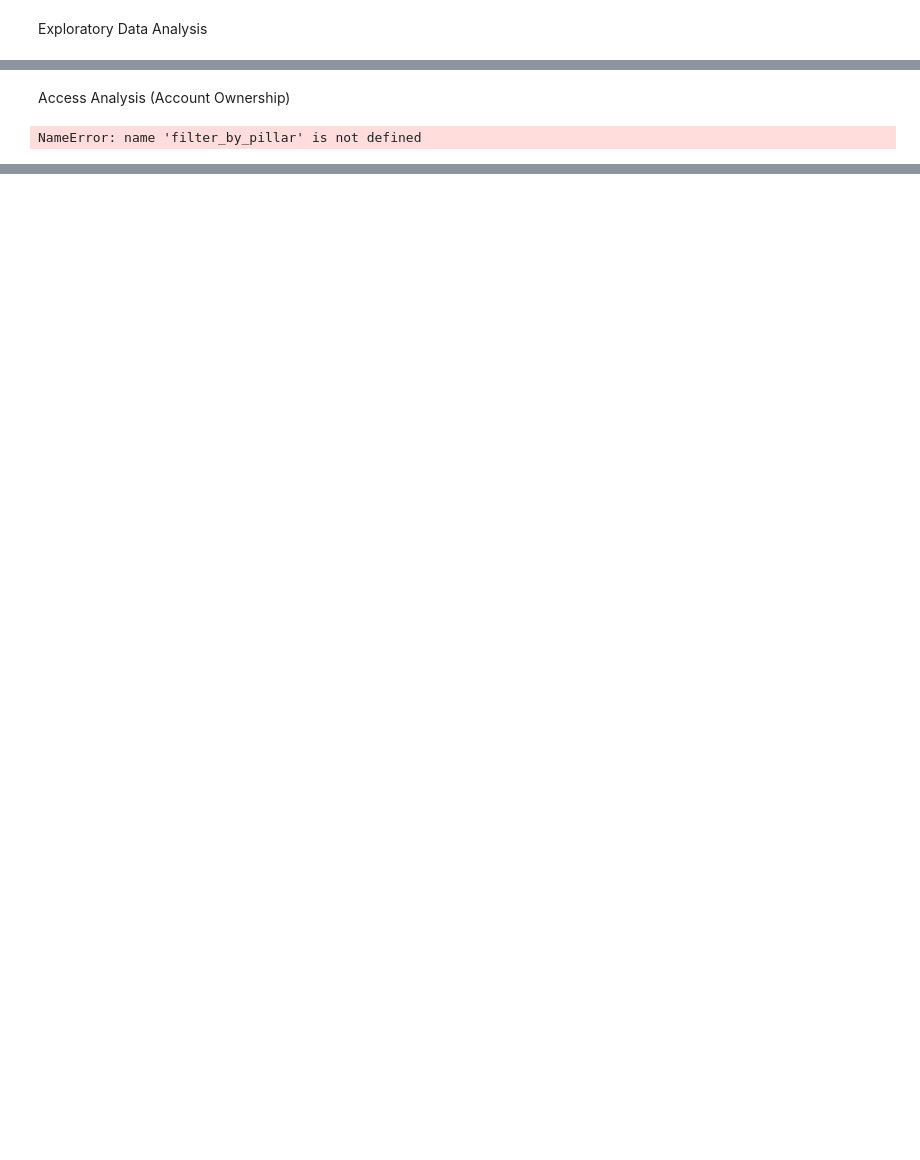
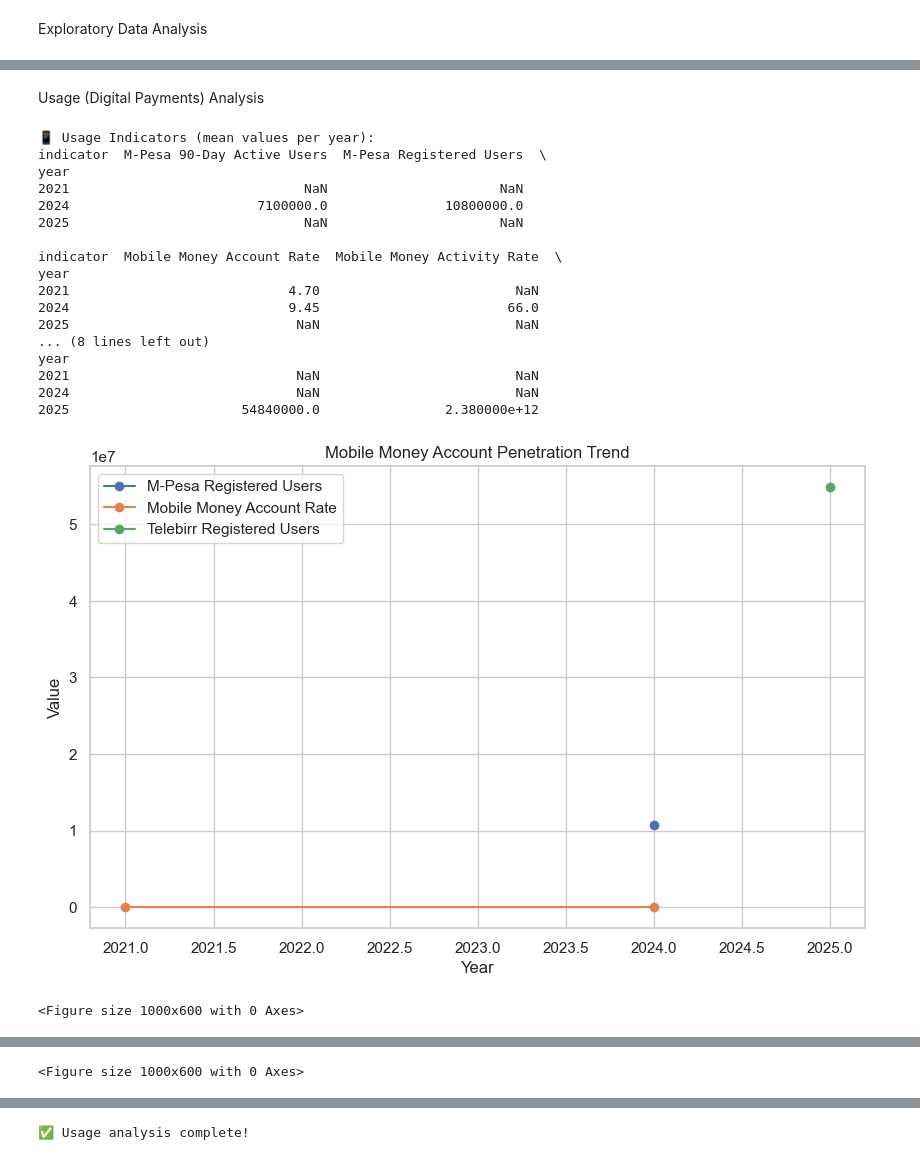
Before and after one commit to amubarke/Forecasting-Financial-Inclusion-in-Ethiopia-week-10, a Jupyter notebook: notebooks/EDA.ipynb, the cells around one changed output, grey strips where cells are left out. Cells and saved outputs as stored; diff of their text form; code cells hidden in the pictures; blank space fills up the shorter version.

```diff
--- a/notebooks/EDA.ipynb
+++ b/notebooks/EDA.ipynb
@@ -62,7 +81,24 @@ temporal_coverage(data)
-# %% [markdown]
-Access Analysis (Account Ownership)
-# %%
-access_df = filter_by_pillar(data, "access")
-access_df = parse_dates(access_df, "observation_date")
-# %% [output]
-NameError: name 'filter_by_pillar' is not defined
+# %% [markdown]
+Usage (Digital Payments) Analysis
+# %%
+usage_analysis(data)
+# %% [output]
+📱 Usage Indicators (mean values per year):
+indicator  M-Pesa 90-Day Active Users  M-Pesa Registered Users  \
+year
+2021                              NaN                      NaN
+2024                        7100000.0               10800000.0
+2025                              NaN                      NaN
+
+indicator  Mobile Money Account Rate  Mobile Money Activity Rate  \
+year
+2021                            4.70                         NaN
+2024                            9.45                        66.0
+2025                             NaN                         NaN
+... (8 lines left out)
+year
+2021                             NaN                         NaN
+2024                             NaN                         NaN
+2025                      54840000.0                2.380000e+12
+[figure, added]
+<Figure size 1000x600 with 0 Axes>
@@ -68,0 +106 @@ NameError: name 'filter_by_pillar' is not defined
+<Figure size 1000x600 with 0 Axes>
@@ -68,0 +108 @@ NameError: name 'filter_by_pillar' is not defined
+✅ Usage analysis complete!
```
Also changed, not shown: parts of 22 cells of this notebook, 1 other file.
